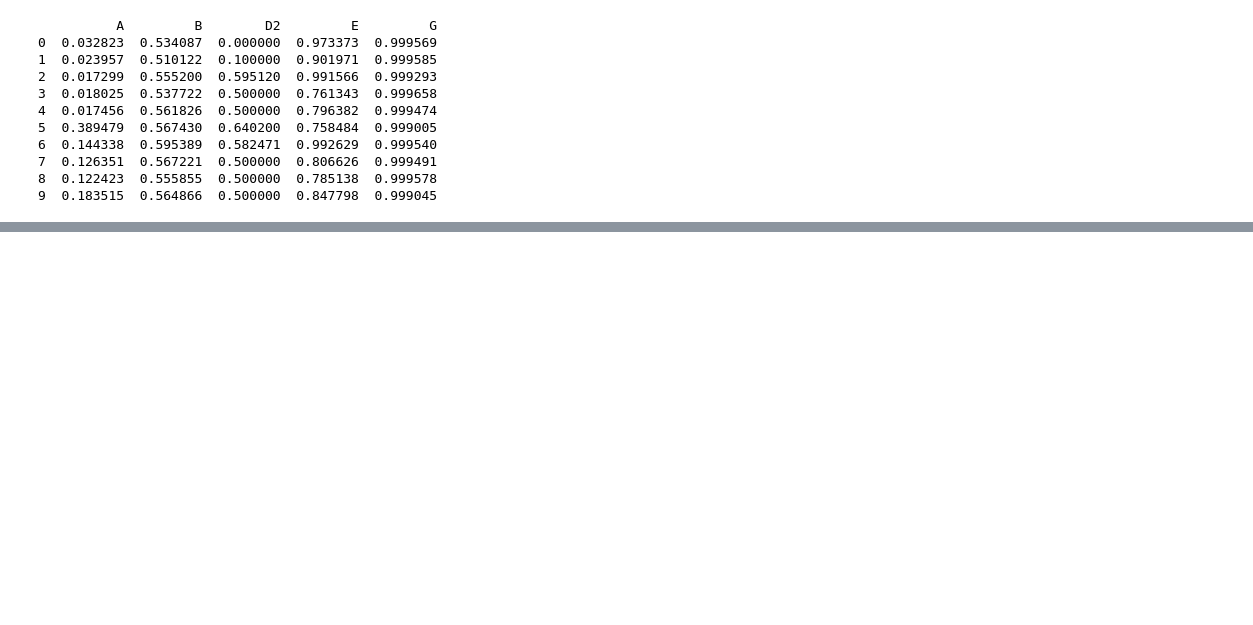
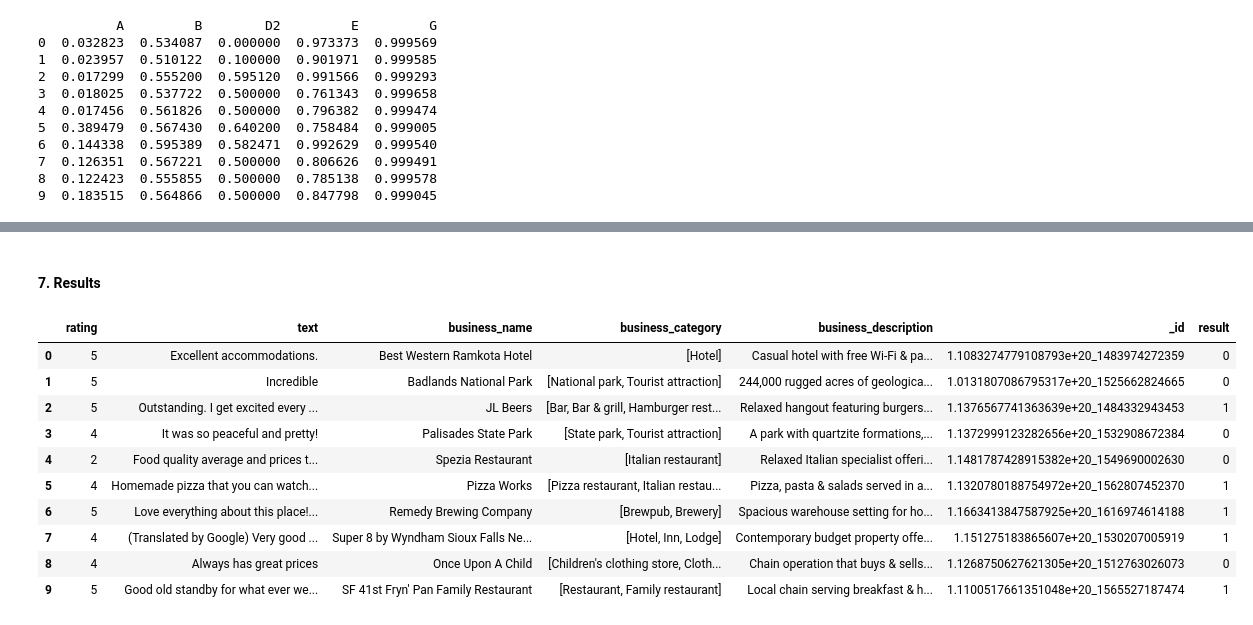
Before and after one commit to codebyhyuk/TikTok-TechJam-2025, a Jupyter notebook: final_ml_pipeline.ipynb, the cells around one changed output, grey strips where cells are left out. Saved outputs shown, nothing was run; the diff lists cells and outputs as text; code cells hidden in the pictures; blank space fills up the shorter version.

```diff
--- a/final_ml_pipeline.ipynb
+++ b/final_ml_pipeline.ipynb
@@ -129,8 +134,8 @@ from data_gpt_labeler.data_preprocessing_module import (
     preprocess_policy_F
 )
 # %%
-df_meta = pd.read_json("/Users/evan/Documents/Projects/TikTok-TechJam-2025/use_case_data_for_demo/meta-South_Dakota.json", lines=True)
-df_review = pd.read_json("/Users/evan/Documents/Projects/TikTok-TechJam-2025/use_case_data_for_demo/review-South_Dakota_10.json", lines=True)
+df_meta = pd.read_json("/Users/yumin/Downloads/meta-South_Dakota.json", lines=True)
+df_review = pd.read_json("/Users/yumin/Downloads/review-South_Dakota_10.json", lines=True)
 # %%
 df_preprocessed = preprocess_review_metadata(df_meta=df_meta, df_review=df_review)
 df_preprocessed
@@ -292,7 +298,6 @@ feature_G = compute_policy_g_series_processed(df_test)
 # %%
-df_10 = pd.read_csv("/Users/evan/Documents/Projects/TikTok-TechJam-2025/passToHS.csv")
-df_10 = pd.concat([df_10, feature_G], axis=1)
-df_10 = df_10.rename(columns={"policy_A_score": "A", "A": "B", "B": "D2", "D2":"E", "policy_G_S_toxicity":"G"})
+df_10 = pd.concat([feature_A, feature_B, feature_D2, feature_E, feature_G], axis=1)
+df_10 = df_10.rename(columns={0: "A", 1: "B", 2: "D2", 3:"E", 4:"G"})
 df_10 = df_10.drop("Unnamed: 0", axis = 1)
 print(df_10)
 # %% [output]
@@ -311,0 +317,5 @@ df_10.to_csv("passToHS.csv")
+# %%
+mask = df_test["result"].isna()
+result_probs = model.predict(df_10[mask])
+preds = (result_probs > 0.5).astype(int)
+df_test.loc[mask, "result"] = preds
@@ -311,0 +324,16 @@ df_10.to_csv("passToHS.csv")
+# %% [markdown]
+#### 7. Results
+# %%
+df_test
+# %% [output]
+|  | rating | text | business_name | business_category | business_description | _id | result |
+| 0 | 5 | Excellent accommodations. | Best Western Ramkota Hotel | [Hotel] | Casual hotel with free Wi-Fi & pa... | 1.1083274779108793e+20_1483974272359 | 0 |
+| 1 | 5 | Incredible | Badlands National Park | [National park, Tourist attraction] | 244,000 rugged acres of geologica... | 1.0131807086795317e+20_1525662824665 | 0 |
+| 2 | 5 | Outstanding. I get excited every ... | JL Beers | [Bar, Bar & grill, Hamburger rest... | Relaxed hangout featuring burgers... | 1.1376567741363639e+20_1484332943453 | 1 |
+| 3 | 4 | It was so peaceful and pretty! | Palisades State Park | [State park, Tourist attraction] | A park with quartzite formations,... | 1.1372999123282656e+20_1532908672384 | 0 |
+| 4 | 2 | Food quality average and prices t... | Spezia Restaurant | [Italian restaurant] | Relaxed Italian specialist offeri... | 1.1481787428915382e+20_1549690002630 | 0 |
+| 5 | 4 | Homemade pizza that you can watch... | Pizza Works | [Pizza restaurant, Italian restau... | Pizza, pasta & salads served in a... | 1.1320780188754972e+20_1562807452370 | 1 |
+| 6 | 5 | Love everything about this place!... | Remedy Brewing Company | [Brewpub, Brewery] | Spacious warehouse setting for ho... | 1.1663413847587925e+20_1616974614188 | 1 |
+| 7 | 4 | (Translated by Google) Very good ... | Super 8 by Wyndham Sioux Falls Ne... | [Hotel, Inn, Lodge] | Contemporary budget property offe... | 1.151275183865607e+20_1530207005919 | 1 |
+| 8 | 4 | Always has great prices | Once Upon A Child | [Children's clothing store, Cloth... | Chain operation that buys & sells... | 1.1268750627621305e+20_1512763026073 | 0 |
+| 9 | 5 | Good old standby for what ever we... | SF 41st Fryn' Pan Family Restaurant | [Restaurant, Family restaurant] | Local chain serving breakfast & h... | 1.1100517661351048e+20_1565527187474 | 1 |
```
Also changed, not shown: parts of 7 cells of this notebook, 2 other files.
